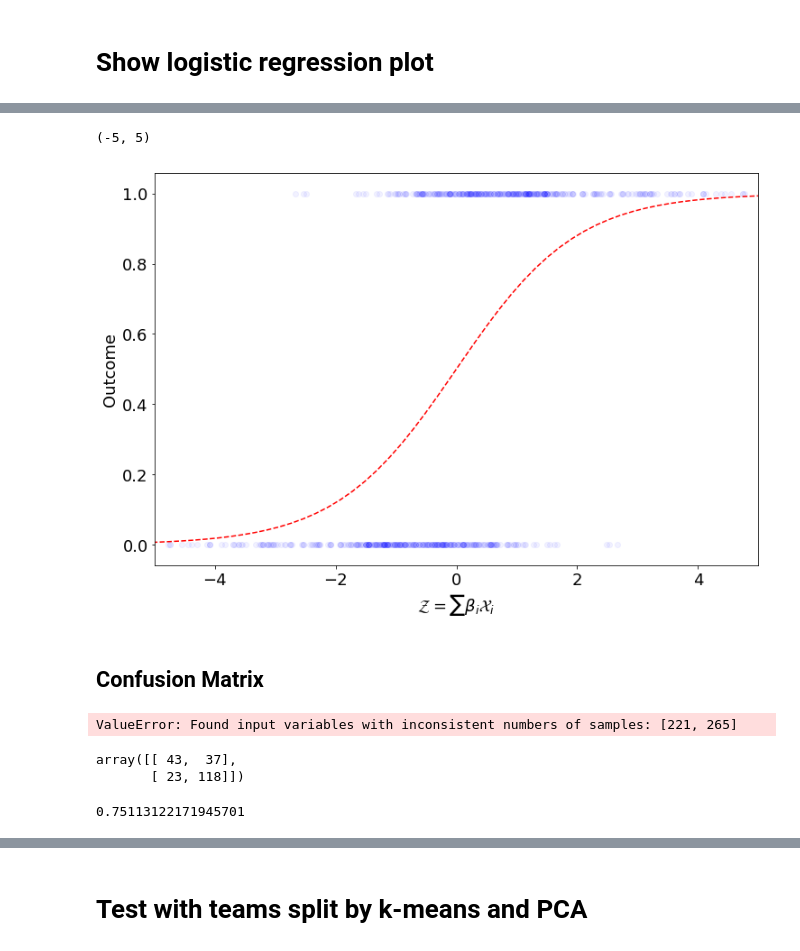
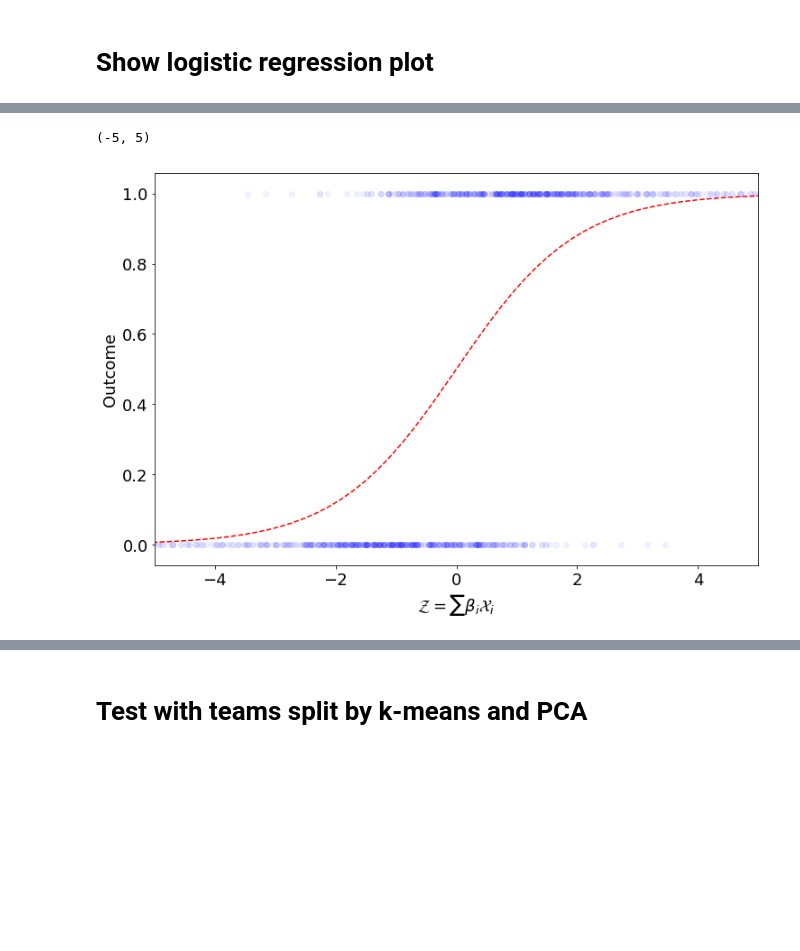
Before and after one commit to gshau/madBrackets, a Jupyter notebook: gameAnalysis.ipynb, the cells around one changed output, grey strips where cells are left out. Cells and saved outputs as stored; diff of their text form; code cells hidden in the pictures; blank space fills up the shorter version.

```diff
--- a/gameAnalysis.ipynb
+++ b/gameAnalysis.ipynb
@@ -30,0 +191,32 @@ from sklearn.metrics import confusion_matrix, roc_curve, roc_auc_score
+# %%
+n_fold = 10
+test_size = 0.3
+
+
+dfClean=dfClean[features]
+
+scaler=StandardScaler().fit(dfClean)
+scaled=scaler.transform(dfClean)
+X=scaled
+
+y=dfAll['outcome']
+
+X_train, X_test, y_train, y_test = train_test_split(X, y, test_size=test_size, random_state=0)
+
+
+X=X_train
+y=y_train
+
+c=.2
+logReg = LogisticRegression(C=c,penalty='l1',fit_intercept=True)
+logReg.fit(X_train, y_train)
+
+kfold = KFold(n_splits=n_fold, random_state=10)
+
+
+scoring = 'roc_auc' #['accuracy','precision']
+for scoring in ['roc_auc' , 'accuracy', 'precision', 'recall']:
+    results = cross_val_score(logReg, X, y, scoring=scoring)
+    print(scoring, ': ', results.mean(), ' +/- ', results.std())
+
+results = cross_val_score(logReg, X, y, scoring=scoring)
@@ -194,7 +334,7 @@ fig = plt.figure()
 plt.clf()
 ax = fig.add_subplot(111)
 ax.set_aspect(1)
-conf_arr=confusion_matrix(y_test,model.predict(X_test))
+conf_arr=confusion_matrix(y_test,logReg.predict(X_test))
 res = plt.imshow(conf_arr,cmap='Greens')
 
 width, height = conf_arr.shape
@@ -378,16 +420,14 @@ X_test.shape
 # %%
-xcoord = X_test.dot(model.coef_.T)
+xcoord = X_test.dot(logReg.coef_.T)
 plt.scatter(xcoord, y_test,color=[0,0,1,.05])
 plt.scatter(-xcoord, 1-y_test,color=[0,0,1,.05])
 plt.xlabel('${\cal Z}=\sum \\beta_i {\cal X}_i$',size=18)
 plt.ylabel('Outcome',size=18)
 plt.gca().tick_params(labelsize=18)
 
 x=np.linspace(-10,10,100)
 plt.plot(x,logit(x),'r--')
 plt.xlim(-5,5)
 # %% [output]
 (-5, 5)
-[figure, old version]
+[figure, new version]
-# %% [markdown]
-## Confusion Matrix
@@ -396,18 +433,0 @@ from sklearn.metrics import confusion_matrix
-# %%
-confusion_matrix(y_test,np.round(y_predPythag))
-# %% [output]
-ValueError: Found input variables with inconsistent numbers of samples: [221, 265]
-# %%
-
-confusion_matrix(y_test,y_pred)
-# %% [output]
-array([[ 43,  37],
-       [ 23, 118]])
-# %%
-rf=RandomForestClassifier(n_estimators=100, oob_score=True, random_state=123456)
-rf.fit(X_train,y_train)
-pred=rf.predict(X_test)
-from sklearn.metrics import accuracy_score
-accuracy_score(y_test,pred)
-# %% [output]
-0.75113122171945701
```
Also changed, not shown: parts of 54 cells of this notebook, 9 other files.
